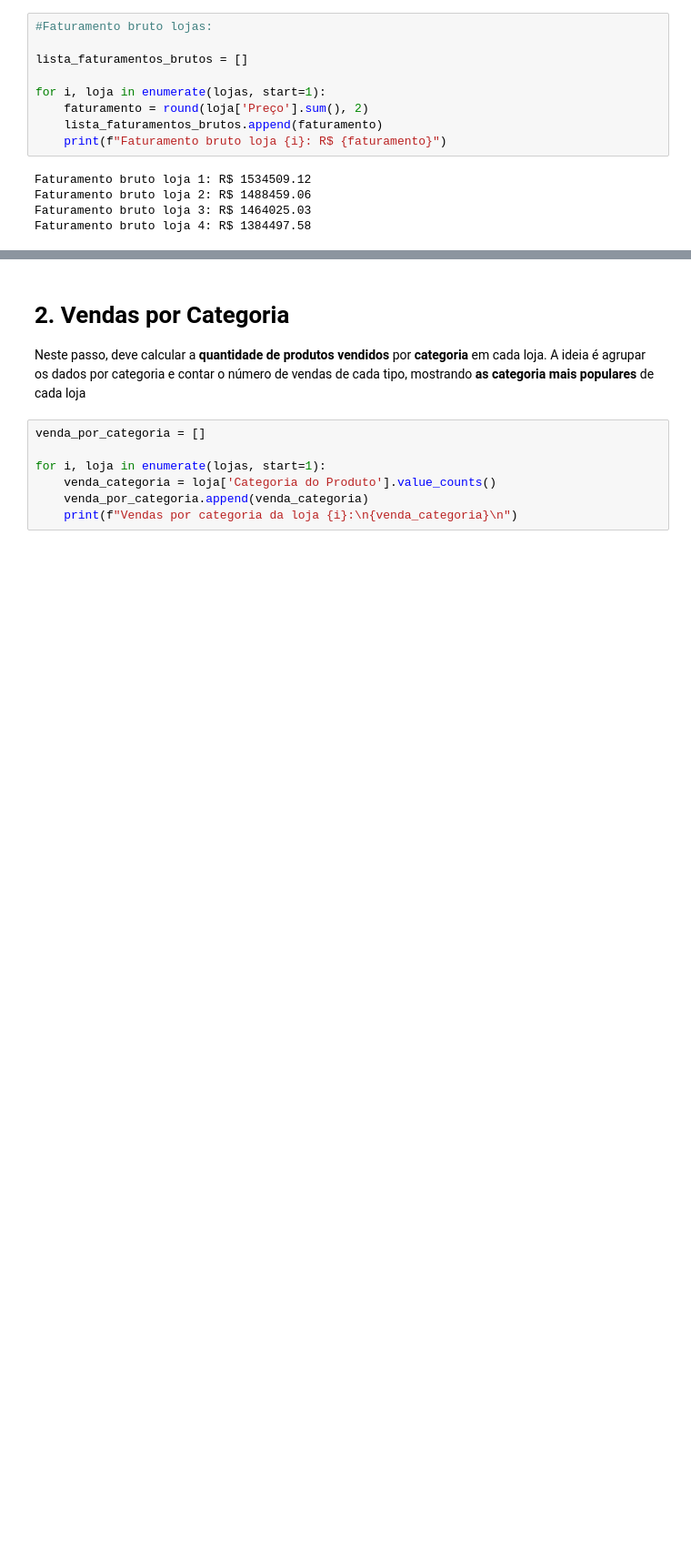
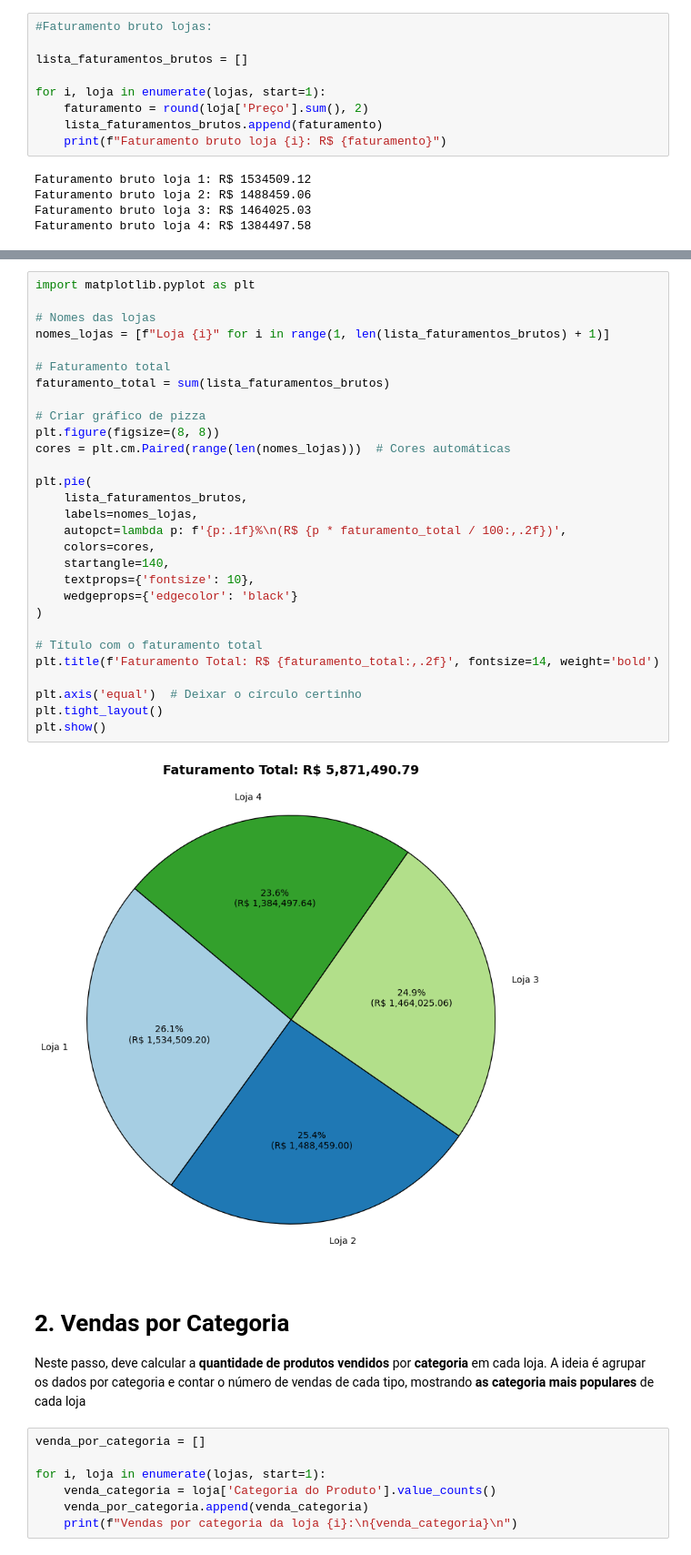
Before and after one commit to brunorm86/challenge1-data-science, a Jupyter notebook: AluraStoreBr.ipynb, the cells around one changed output, grey strips where cells are left out. Shown at 91% size. Cells and saved outputs as stored; diff of their text form; blank space fills up the shorter version.

```diff
--- a/AluraStoreBr.ipynb
+++ b/AluraStoreBr.ipynb
@@ -139,3 +96,34 @@ Faturamento bruto loja 4: R$ 1384497.58
+# %%
+import matplotlib.pyplot as plt
+
+# Nomes das lojas
+nomes_lojas = [f"Loja {i}" for i in range(1, len(lista_faturamentos_brutos) + 1)]
+
+# Faturamento total
+faturamento_total = sum(lista_faturamentos_brutos)
+
+# Criar gráfico de pizza
+plt.figure(figsize=(8, 8))
+cores = plt.cm.Paired(range(len(nomes_lojas)))  # Cores automáticas
+
+plt.pie(
+    lista_faturamentos_brutos,
+    labels=nomes_lojas,
+    autopct=lambda p: f'{p:.1f}%\n(R$ {p * faturamento_total / 100:,.2f})',
+    colors=cores,
+    startangle=140,
+    textprops={'fontsize': 10},
+    wedgeprops={'edgecolor': 'black'}
+)
+
+# Título com o faturamento total
+plt.title(f'Faturamento Total: R$ {faturamento_total:,.2f}', fontsize=14, weight='bold')
+
+plt.axis('equal')  # Deixar o círculo certinho
+plt.tight_layout()
+plt.show()
+# %% [output]
+[figure, added]
 # %% [markdown]
 # 2. Vendas por Categoria
 Neste passo, deve calcular a **quantidade de produtos vendidos** por **categoria** em cada loja. A ideia é agrupar os dados por categoria e contar o número de vendas de cada tipo, mostrando **as categoria mais populares** de cada loja
```
Also changed, not shown: parts of 18 cells of this notebook, 1 other file.
